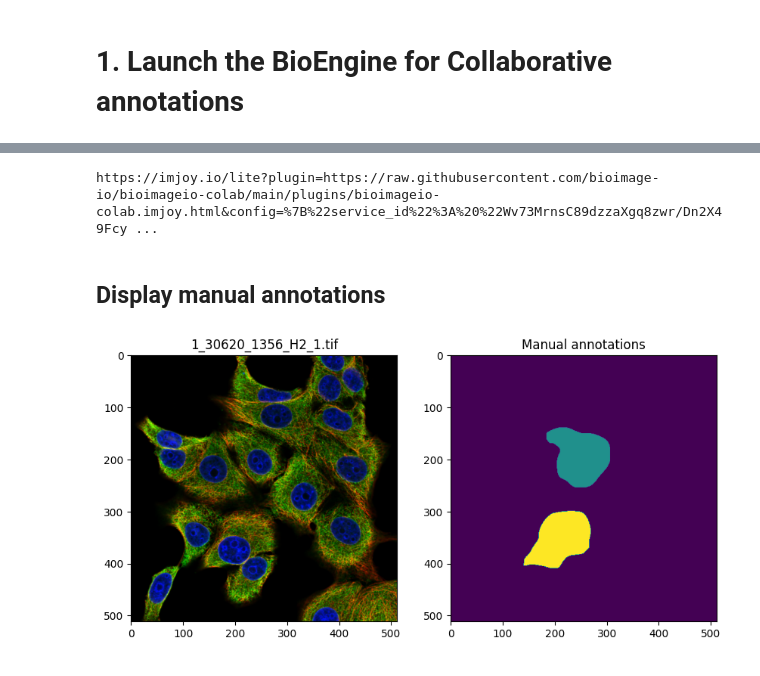
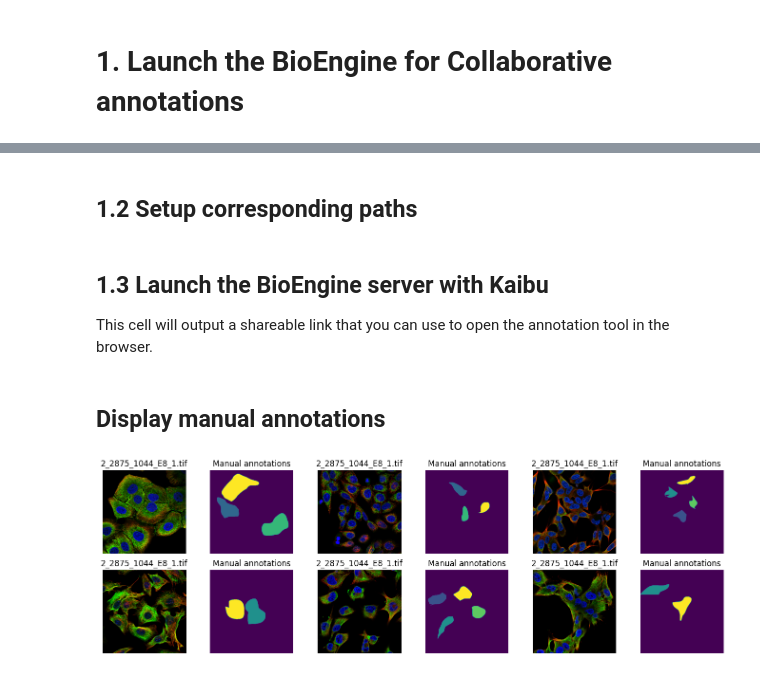
Before and after one commit to bioimage-io/bioimageio-colab, a Jupyter notebook: notebooks/BioImageIOCrowdSourcing.ipynb, the cells around one changed output, grey strips where cells are left out. Drawn from its saved outputs; the diff is of its cells as text; code cells hidden in the pictures.

```diff
--- a/notebooks/BioImageIOCrowdSourcing.ipynb
+++ b/notebooks/BioImageIOCrowdSourcing.ipynb
@@ -103,3 +39,12 @@ Saving to: ‘hpa-dataset-v2-98-rgb.zip’
+# %% [markdown]
+## 1.2 Setup corresponding paths
+# %%
+path2data = "/content/data"
+outpath = "/content/kaibu_annotations"
+os.makedirs(outpath, exist_ok=True)
+# %% [markdown]
+## 1.3 Launch the BioEngine server with Kaibu
+This cell will output a shareable link that you can use to open the annotation tool in the browser.
 # %%
 import os
 from imjoy_rpc.hypha import connect_to_server
@@ -113,10 +58,6 @@ import urllib
 #!wget "https://github.com/bioimage-io/bioimageio-colab/releases/download/v0.1/hpa-dataset-v2-98-rgb.zip"
 #!mkdir "data"
 #!unzip hpa-dataset-v2-98-rgb.zip -d data/
-
-path2data = "/content/data"
-outpath = "/content/gdrive/MyDrive/HENRIQUES LAB/PROJECTS/BIOIMAGE MODEL ZOO/kaibu_annotations"
-os.makedirs(outpath, exist_ok=True)
 
 training_images = []
 
@@ -171,25 +112,39 @@ config_str = f'{{"service_id": "{sid}", "server_url": "{server_url}"}}'
 encoded_config = urllib.parse.quote(config_str, safe='/', encoding=None, errors=None)
 annotator_url = f'https://imjoy.io/lite?plugin=https://raw.githubusercontent.com/bioimage-io/bioimageio-colab/main/plugins/bioimageio-colab.imjoy.html&config=' + encoded_config
 print(annotator_url)
-# %% [output]
-https://imjoy.io/lite?plugin=https://raw.githubusercontent.com/bioimage-io/bioimageio-colab/main/plugins/bioimageio-colab.imjoy.html&config=%7B%22service_id%22%3A%20%22Wv73MrnsC89dzzaXgq8zwr/Dn2X49Fcy ...
 # %% [markdown]
 ## Display manual annotations
 # %%
 import matplotlib.pyplot as plt
 
 path2label = os.path.join(outpath, "labels")
 path2source = os.path.join(outpath, "source")
 annotations = [f for f in os.listdir(path2source) if f.endswith(".tif")]
-k=0
 
-plt.figure(figsize=(10,20))
-plt.subplot(1,2,1)
-plt.imshow(imread(os.path.join(path2source, annotations[k])))
-plt.title(f"{annotations[k]}")
-plt.subplot(1,2,2)
-plt.imshow(imread(os.path.join(path2label, annotations[k])))
-plt.title(f"Manual annotations")
-plt.show()
+if len(annotations)<6:
+    #plot one single annotation starting from k
+    k=0
+    plt.figure(figsize=(10,20))
+    plt.subplot(1,2,1)
+    plt.imshow(imread(os.path.join(path2source, annotations[k])))
+    plt.title(f"{annotations[k]}")
+    plt.subplot(1,2,2)
+    plt.imshow(imread(os.path.join(path2label, annotations[k])))
+    plt.title(f"Manual annotations")
+    plt.show()
+else:
+    # plot several random annotations
+    choices = np.random.choice(len(annotations)-1, 6, replace=False)
+    plt.figure(figsize=(17,5))
+    for i in range(6):
+        plt.subplot(2,6,2*(i+1)-1)
+        plt.imshow(imread(os.path.join(path2source, annotations[choices[i]])))
+        plt.axis('off')
+        plt.title(f"{annotations[k]}")
+        plt.subplot(2,6,2*(i+1))
+        plt.imshow(imread(os.path.join(path2label, annotations[choices[i]])))
+        plt.axis('off')
+        plt.title(f"Manual annotations")
+    plt.show()
 # %% [output]
-[figure, old version]
+[figure, new version]
```
Also changed, not shown: parts of 38 cells of this notebook.
